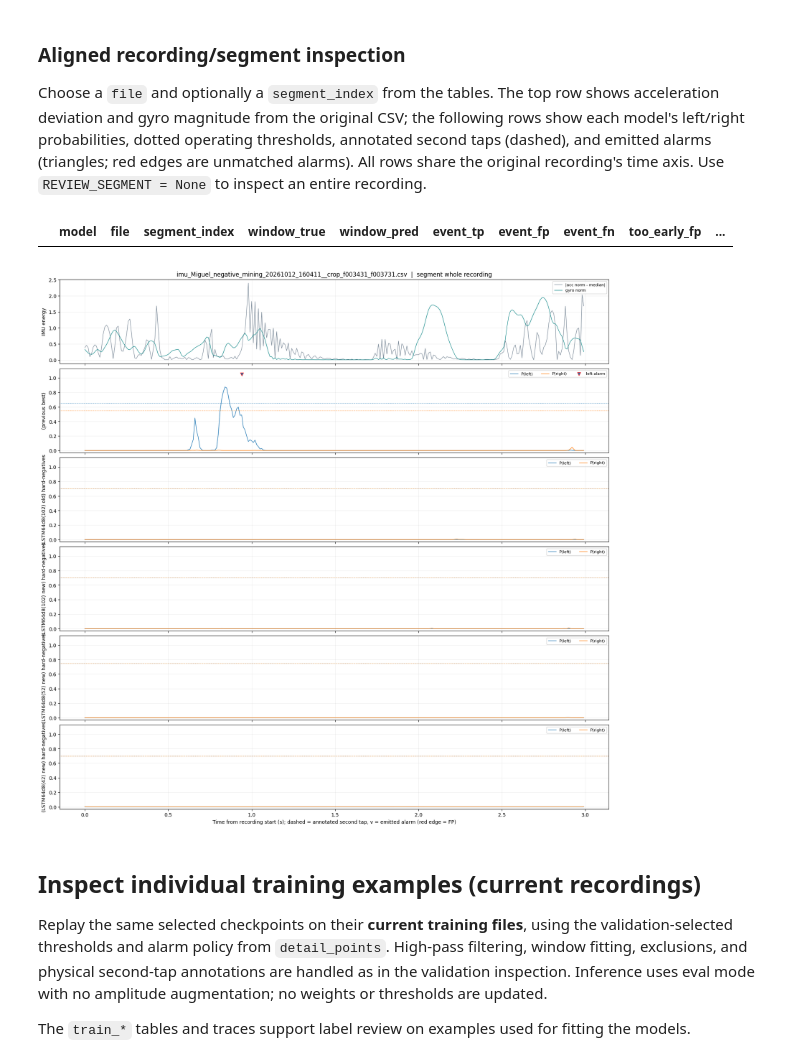
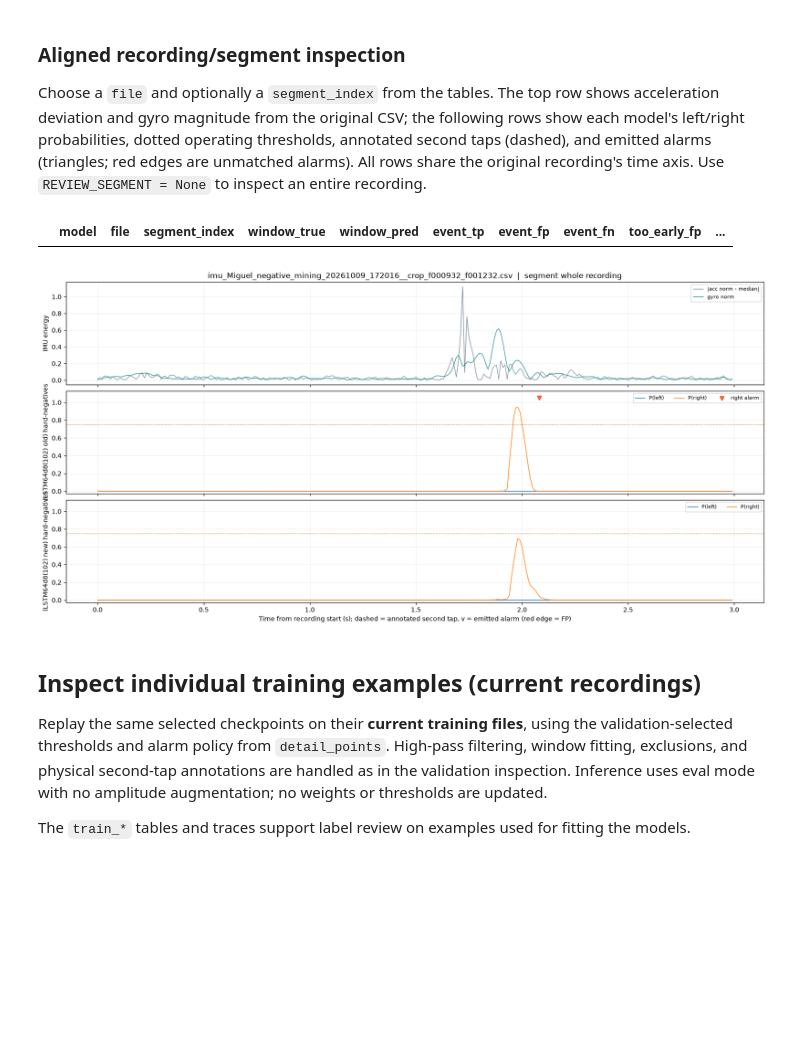
Before and after one commit to APROHACK124/TapRecognition, a Jupyter notebook: main_notebooks/compare.ipynb, the cells around one changed output. Cells and saved outputs as stored; diff of their text form; code cells hidden in the pictures; blank space fills up the shorter version.

```diff
--- a/main_notebooks/compare.ipynb
+++ b/main_notebooks/compare.ipynb
@@ -491,7 +505,7 @@ detail_points['early_allowance_frames'] = MATCH_EARLY_FRAMES
 detail_points['max_late_frames'] = MATCH_LATE_FRAMES
 print(f'Replay matching interval: [-{MATCH_EARLY_FRAMES}, +{MATCH_LATE_FRAMES}] frames around the second tap (inclusive)')
 example_recordings, example_traces, segment_scores, recording_scores, alarm_details, example_data_status = (
-    replay_examples(ROOT, detail_points)
+    replay_examples(ROOT, detail_points, source_dir=MINING_SOURCE_DIR)
 )
 display(example_data_status)
 print('Detailed replay:', len(segment_scores), 'model/segment rows,',
@@ -578,20 +589,20 @@ Choose a `file` and optionally a `segment_index` from the tables. The top row sh
 # %%
 # Replace these values with a file and segment_index from segment_difficulty.
 hardest = segment_difficulty.query("recording_type == 'knock_twice'").sort_values(
     ['models_missing', 'too_early_fp', 'models_false_alarm'], ascending=False).iloc[0]
 # REVIEW_FILE = hardest['file']
 # REVIEW_SEGMENT = int(hardest['segment_index'])  # None = whole recording
-REVIEW_FILE = 'imu_Miguel_negative_mining_20261012_160411__crop_f003431_f003731.csv'
+REVIEW_FILE = 'imu_Miguel_negative_mining_20261009_172016__crop_f000932_f001232.csv'
 REVIEW_SEGMENT = None
 display(segment_scores.query('file == @REVIEW_FILE and segment_index == @REVIEW_SEGMENT')
         [['model', 'file', 'segment_index', 'window_true', 'window_pred',
           'event_tp', 'event_fp', 'event_fn', 'too_early_fp', 'latency_frames']])
 fig, axes = plot_example(example_recordings, example_traces, alarm_details,
                          detail_points, REVIEW_FILE, REVIEW_SEGMENT)
 plt.show()
 # %% [output]
 |  | model | file | segment_index | window_true | window_pred | event_tp | event_fp | event_fn | too_early_fp | ... |
-[figure, old version]
+[figure, new version]
 # %% [markdown]
 ## Inspect individual training examples (current recordings)
 Replay the same selected checkpoints on their **current training files**, using the validation-selected thresholds and alarm policy from `detail_points`. High-pass filtering, window fitting, exclusions, and physical second-tap annotations are handled as in the validation inspection. Inference uses eval mode with no amplitude augmentation; no weights or thresholds are updated.
```
Also changed, not shown: parts of 23 cells of this notebook, 34 other files.
